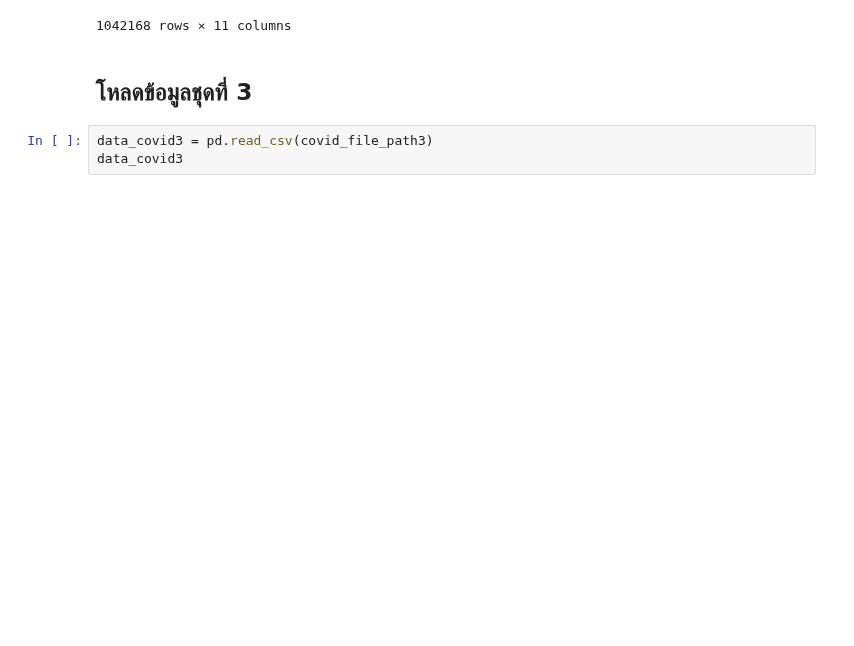
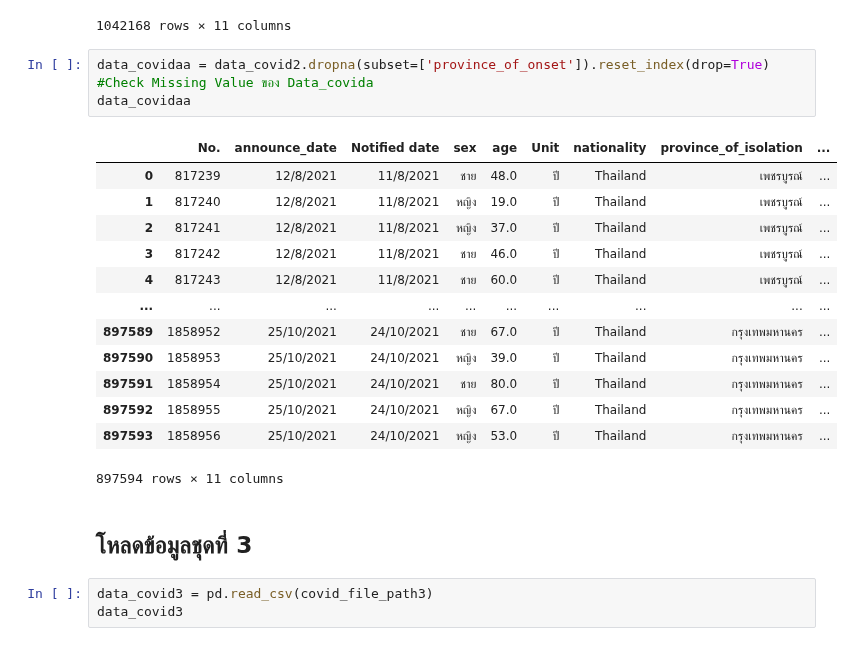
Before and after one commit to Khamsaen2489/DWDM21, a Jupyter notebook: Group_Project.ipynb, the cells around one changed output. Cells and saved outputs as stored; diff of their text form; blank space fills up the shorter version.

```diff
--- a/Group_Project.ipynb
+++ b/Group_Project.ipynb
@@ -69,6 +86,23 @@ data_covid2
 | 1042166 | 1859156 | 25/10/2021 | 24/10/2021 | ชาย | 24.0 | ปี | NaN | กรุงเทพมหานคร | ... |
 | 1042167 | 1859157 | 25/10/2021 | 24/10/2021 | ชาย | 25.0 | ปี | NaN | เชียงใหม่ | ... |
 1042168 rows × 11 columns
+# %%
+data_covidaa = data_covid2.dropna(subset=['province_of_onset']).reset_index(drop=True)  #Check Missing Value ของ Data_covida
+data_covidaa
+# %% [output]
+|  | No. | announce_date | Notified date | sex | age | Unit | nationality | province_of_isolation | ... |
+| 0 | 817239 | 12/8/2021 | 11/8/2021 | ชาย | 48.0 | ปี | Thailand | เพชรบูรณ์ | ... |
+| 1 | 817240 | 12/8/2021 | 11/8/2021 | หญิง | 19.0 | ปี | Thailand | เพชรบูรณ์ | ... |
+| 2 | 817241 | 12/8/2021 | 11/8/2021 | หญิง | 37.0 | ปี | Thailand | เพชรบูรณ์ | ... |
+| 3 | 817242 | 12/8/2021 | 11/8/2021 | ชาย | 46.0 | ปี | Thailand | เพชรบูรณ์ | ... |
+| 4 | 817243 | 12/8/2021 | 11/8/2021 | ชาย | 60.0 | ปี | Thailand | เพชรบูรณ์ | ... |
+| ... | ... | ... | ... | ... | ... | ... | ... | ... | ... |
+| 897589 | 1858952 | 25/10/2021 | 24/10/2021 | ชาย | 67.0 | ปี | Thailand | กรุงเทพมหานคร | ... |
+| 897590 | 1858953 | 25/10/2021 | 24/10/2021 | หญิง | 39.0 | ปี | Thailand | กรุงเทพมหานคร | ... |
+| 897591 | 1858954 | 25/10/2021 | 24/10/2021 | ชาย | 80.0 | ปี | Thailand | กรุงเทพมหานคร | ... |
+| 897592 | 1858955 | 25/10/2021 | 24/10/2021 | หญิง | 67.0 | ปี | Thailand | กรุงเทพมหานคร | ... |
+| 897593 | 1858956 | 25/10/2021 | 24/10/2021 | หญิง | 53.0 | ปี | Thailand | กรุงเทพมหานคร | ... |
+897594 rows × 11 columns
 # %% [markdown]
 ## โหลดข้อมูลชุดที่ 3
 # %%
```
Also changed, not shown: parts of 3 cells of this notebook.
